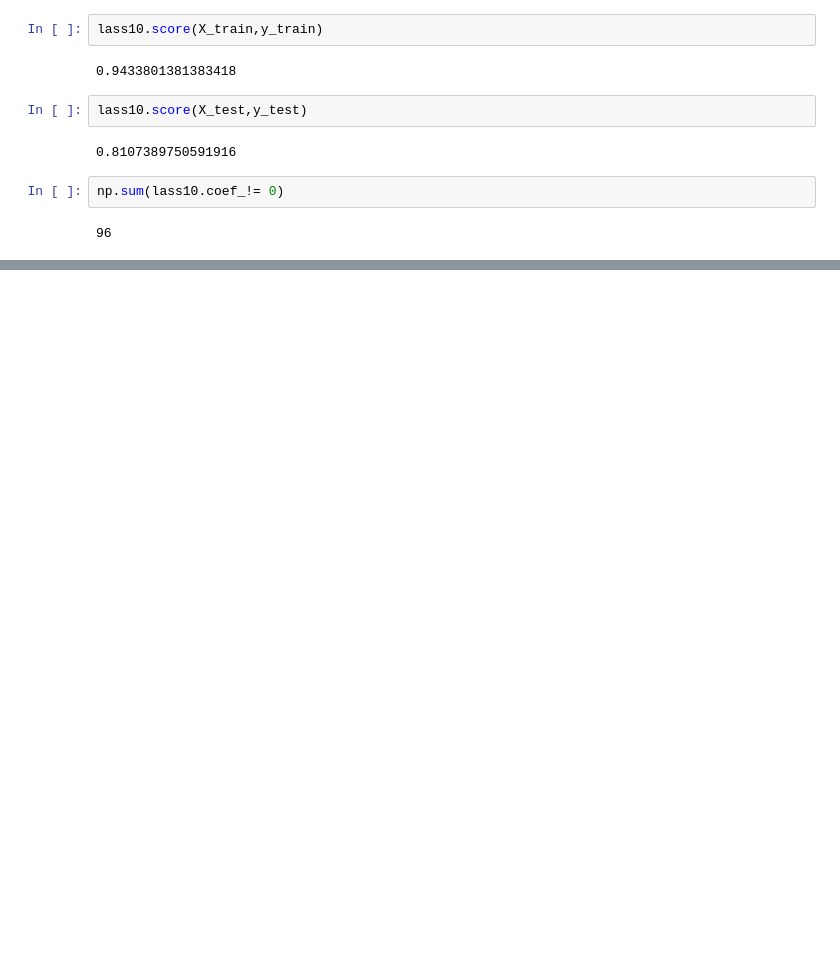
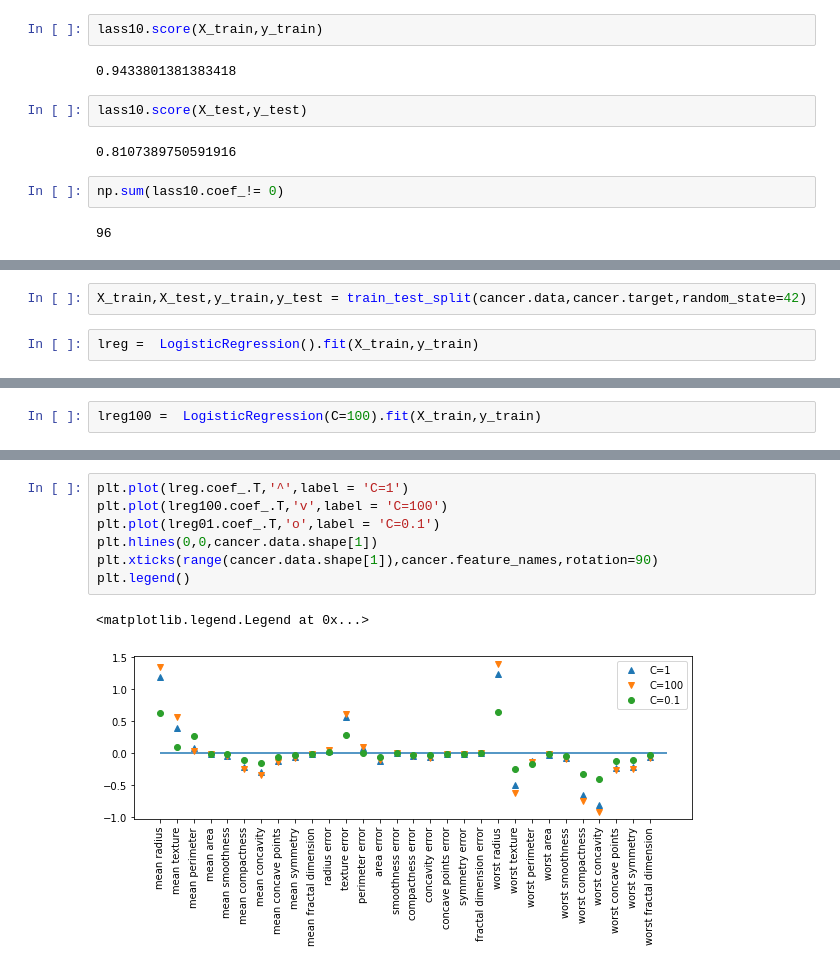
Before and after one commit to aashish-2096/Notebooks, a Jupyter notebook: Supervised learning.ipynb, the cells around one changed output, grey strips where cells are left out. Cells and saved outputs as stored; diff of their text form; blank space fills up the shorter version.

```diff
--- a/Supervised learning.ipynb
+++ b/Supervised learning.ipynb
@@ -399,0 +351,4 @@ plt.rcParams['figure.figsize'] = (10,3)
+# %%
+X_train,X_test,y_train,y_test = train_test_split(cancer.data,cancer.target,random_state=42)
+# %%
+lreg =  LogisticRegression().fit(X_train,y_train)
@@ -399,0 +363,2 @@ plt.rcParams['figure.figsize'] = (10,3)
+# %%
+lreg100 =  LogisticRegression(C=100).fit(X_train,y_train)
@@ -399,0 +380,10 @@ plt.rcParams['figure.figsize'] = (10,3)
+# %%
+plt.plot(lreg.coef_.T,'^',label = 'C=1')
+plt.plot(lreg100.coef_.T,'v',label = 'C=100')
+plt.plot(lreg01.coef_.T,'o',label = 'C=0.1')
+plt.hlines(0,0,cancer.data.shape[1])
+plt.xticks(range(cancer.data.shape[1]),cancer.feature_names,rotation=90)
+plt.legend()
+# %% [output]
+<matplotlib.legend.Legend at 0x...>
+[figure, added]
```
Also changed, not shown: parts of 49 cells of this notebook, 3 other files.
